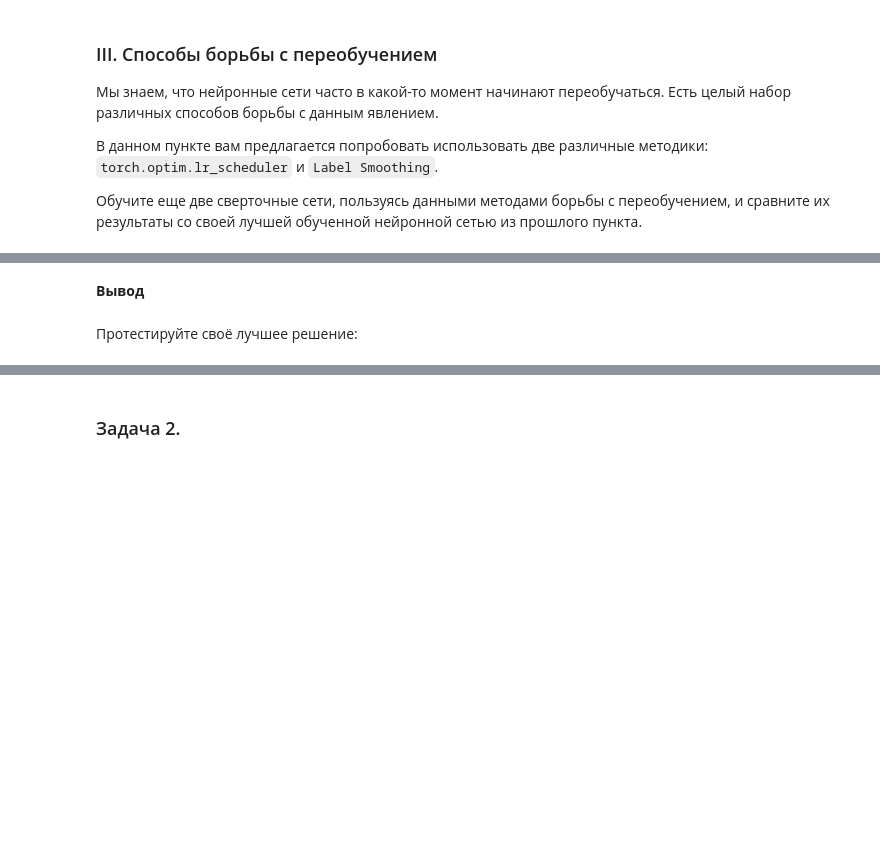
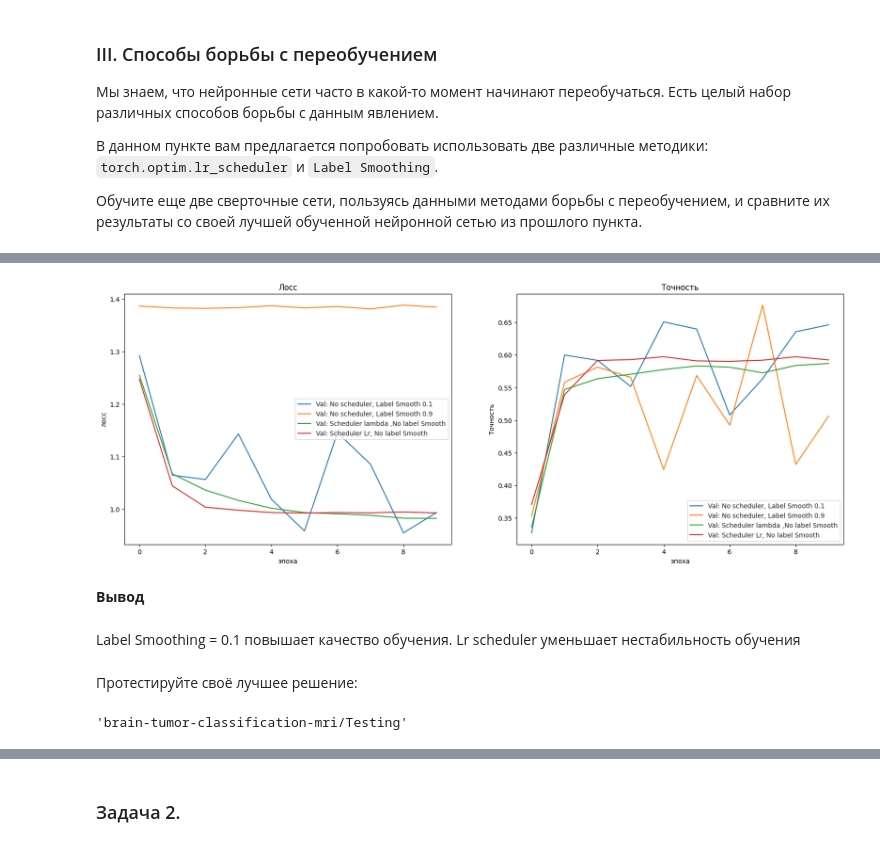
Before and after one commit to NMashalov/2023_OpenMipt_course, a Jupyter notebook: lesson2/ДЗ_2.ipynb, the cells around one changed output, grey strips where cells are left out. Drawn from its saved outputs; the diff is of its cells as text; code cells hidden in the pictures; blank space fills up the shorter version.

```diff
--- a/lesson2/ДЗ_2.ipynb
+++ b/lesson2/ДЗ_2.ipynb
@@ -277,7 +281,8 @@ def train(
     val_batch_gen,
     device,
     num_epochs=50,
-    plot_true = True
+    plot_true = True,
+    scheduler = None
 ):
     '''
     Функция для обучения модели и вывода лосса и метрики во время обучения.
@@ -330,6 +335,9 @@ def train(
             y_pred = logits.max(1)[1].detach().cpu().numpy()
             train_acc += np.mean(y_batch.cpu().numpy() == y_pred)
 
+        if scheduler:
+            scheduler.step()
+
         # Подсчитываем лоссы и сохраням в "историю"
         train_loss /= len(train_batch_gen)
         train_acc /= len(train_batch_gen)
@@ -354,6 +362,8 @@ def train(
             y_pred = logits.max(1)[1].detach().cpu().numpy()
             val_acc += np.mean(y_batch.cpu().numpy() == y_pred)
 
+
+
         # Подсчитываем лоссы и сохраням в "историю"
         val_loss /= len(val_batch_gen)
         val_acc /= len(val_batch_gen)
@@ -788,31 +806,34 @@ for history,label in zip(histories,labels):
 
 Обучите еще две сверточные сети, пользуясь данными методами борьбы с переобучением, и сравните их результаты со своей лучшей обученной нейронной сетью из прошлого пункта.
 # %%
+from functools import partial
 batch_size = 64
 
 device = "cuda" if torch.cuda.is_available() else "cpu"
 train_batch_gen = torch.utils.data.DataLoader(train_dataset, batch_size=batch_size, shuffle=True)
 val_batch_gen   = torch.utils.data.DataLoader(val_dataset,   batch_size=batch_size, shuffle=False)
 
+lambda1 = lambda epoch: 0.65 ** epoch
 
-lambda1 = lambda epoch: 0.65 ** epoch
-scheduler = torch.optim.lr_scheduler.LambdaLR(optimizer, lr_lambda=0)
-scheduler = torch.optim.lr_scheduler.StepLR(optimizer, step_size=2, gamma=0.1)
+schedulers = [None]*2 + [partial(torch.optim.lr_scheduler.LambdaLR,lr_lambda=lambda1),partial(torch.optim.lr_scheduler.StepLR,step_size=2)]
+
+criterions = [nn.CrossEntropyLoss(label_smoothing=0.1)] + [nn.CrossEntropyLoss(label_smoothing=0.9)] +[nn.CrossEntropyLoss()]*2
+
 histories = []
-
-criterion = nn.CrossEntropyLoss()
-
-for lr,mom in zip(lrs,momentums):
+#
+for criterion,scheduler in zip(criterions,schedulers):
     model = ConvNetwork(block_type = ResiudalBatchNormConv,in_chan = 1,num_classes =4).to(device)
-    optimizer = torch.optim.Adam(model.parameters(), lr=lr,betas=(mom,0.999))
+    optimizer = torch.optim.Adam(model.parameters(), lr=1e-3,betas=(0.9,0.999))
+    if scheduler:
+        scheduler = scheduler(optimizer)
 
     _, history = train(
         model, criterion, optimizer,
         train_batch_gen, val_batch_gen,
         num_epochs=10,
         device=device,
-        plot_true = False
-        scheduler
+        plot_true = False,
+        scheduler=scheduler
     )
 
     histories.append(history)
@@ -819,6 +858,22 @@ for lr,mom in zip(lrs,momentums):
+# %%
+fig,ax = plt.subplots(1,2,figsize=(20, 7))
+
+labels = ['No scheduler, Label Smooth 0.1','No scheduler, Label Smooth 0.9','Scheduler lambda ,No label Smooth','Scheduler Lr, No label Smooth']
+
+for history,label in zip(histories,labels):
+
+    plot_learning_curves(history,ax=ax,annotation=label)
+# %% [output]
+[figure, added]
 # %% [markdown]
 **Вывод**
+# %% [markdown]
+Label Smoothing = 0.1 повышает качество обучения. Lr scheduler уменьшает нестабильность обучения
 # %% [markdown]
 Протестируйте своё лучшее решение:
+# %%
+TEST_DIR
+# %% [output]
+'brain-tumor-classification-mri/Testing'
 # %%
 # Используйте test_dataset только для финальной оценки качества
```
Also changed, not shown: parts of 14 cells of this notebook.
